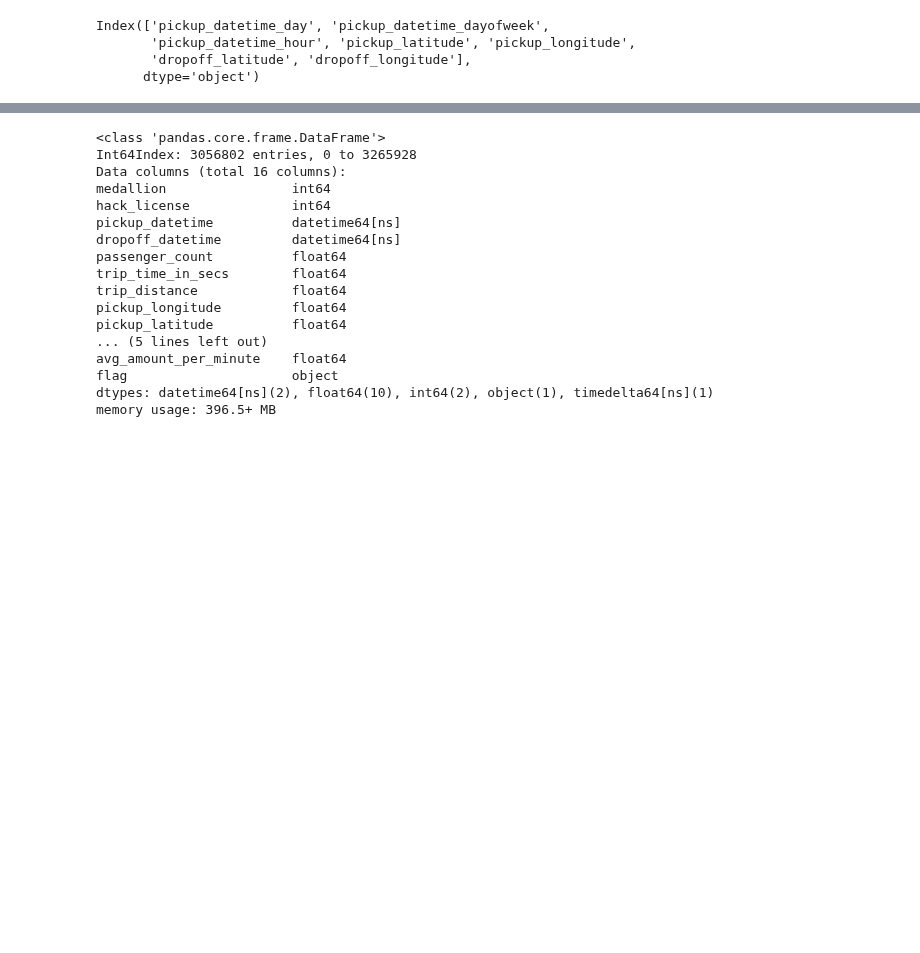
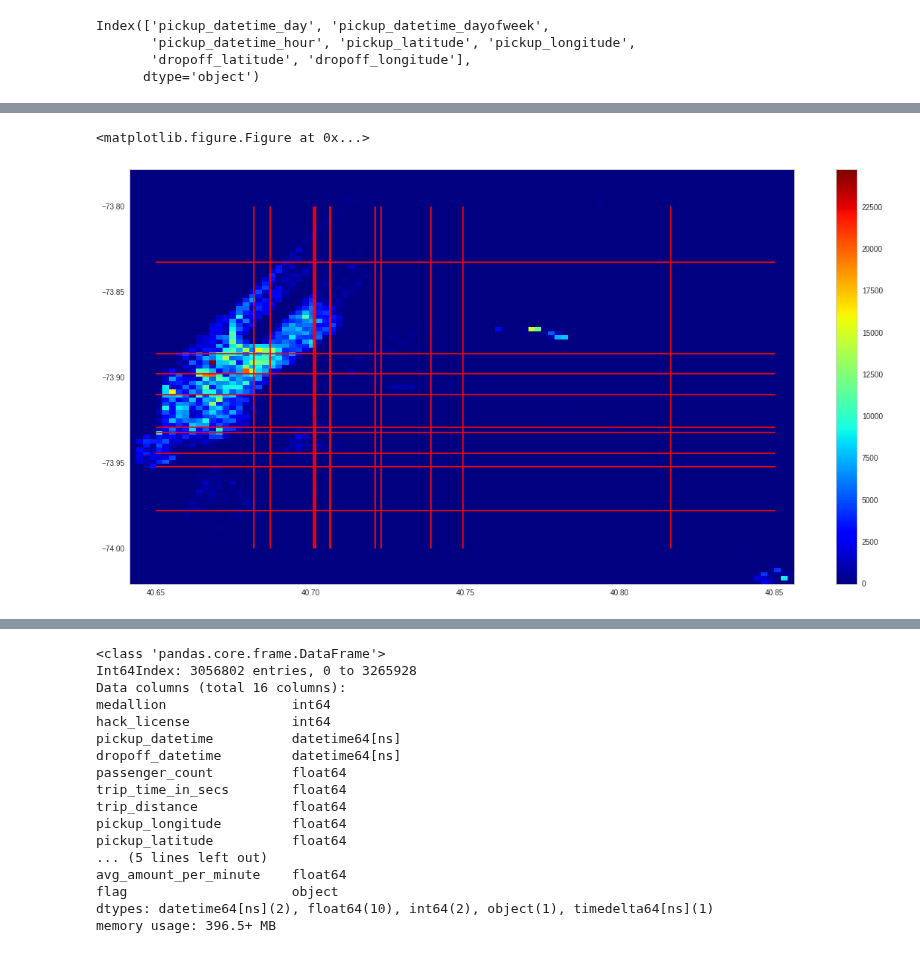
Before and after one commit to nikhase/nyc-taxi, a Jupyter notebook: weeklyAnalysis.ipynb, the cells around one changed output, grey strips where cells are left out. Cells and saved outputs as stored; diff of their text form; code cells hidden in the pictures; blank space fills up the shorter version.

```diff
--- a/weeklyAnalysis.ipynb
+++ b/weeklyAnalysis.ipynb
@@ -911,0 +957,3 @@ regtree.tree_.value #array of nodes values
+# %%
+long_splits = splits[(splits>=-75) & (splits<=-70)]
+lat_splits = splits[(splits>=40) & (splits<=41)]
@@ -918,0 +1023,29 @@ Index(['pickup_datetime_day', 'pickup_datetime_dayofweek',
+# %%
+x = taxidata_in_box.pickup_latitude
+y = taxidata_in_box.pickup_longitude
+
+H, xedges, yedges = np.histogram2d(x, y, bins=100, normed=False, weights=None)
+
+plt.jet()
+fig = plt.figure(figsize=(20, 10))
+#ax.set_title('pcolormesh: exact bin edges')
+X, Y = np.meshgrid(xedges, yedges)
+mesh = plt.pcolormesh(X, Y, H)
+plt.colorbar(mesh)
+#ax.set_aspect('equal')
+#plt.savefig('figure.pdf', format='pdf')
+#plt.savefig('figure.png', format='png')
+
+## Plot the horizontal / vertival lines here via eventplot
+plt.hold(True)
+plt.eventplot(lat_splits, orientation='horizontal', lineoffsets=-73.9,
+          linelengths=0.2, linewidths=None, color = [[1,0,0]],
+          linestyles='solid')
+plt.eventplot(long_splits, orientation='vertical', lineoffsets=40.75,
+          linelengths=.2, linewidths=None, color = [[1,0,0]],
+          linestyles='solid')
+plt.axis([xedges.min(),xedges.max(),yedges.min(),yedges.max()])
+plt.hold(False)
+# %% [output]
+<matplotlib.figure.Figure at 0x...>
+[figure, added]
```
Also changed, not shown: parts of 29 cells of this notebook, 1 other file.
